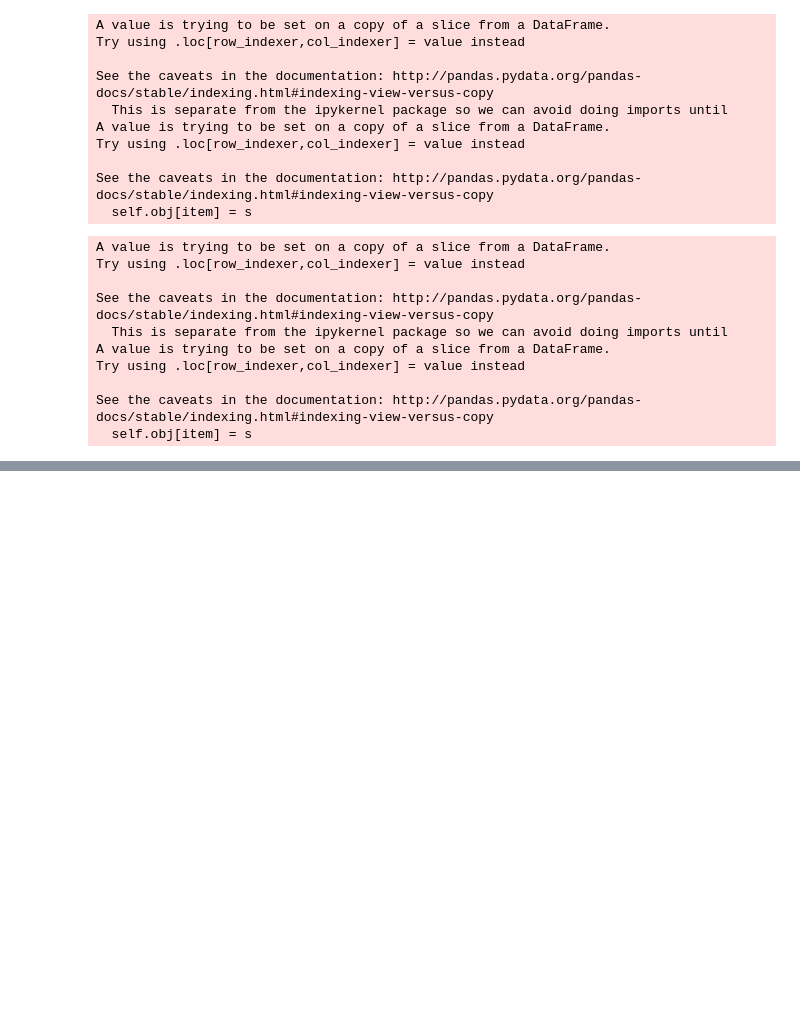
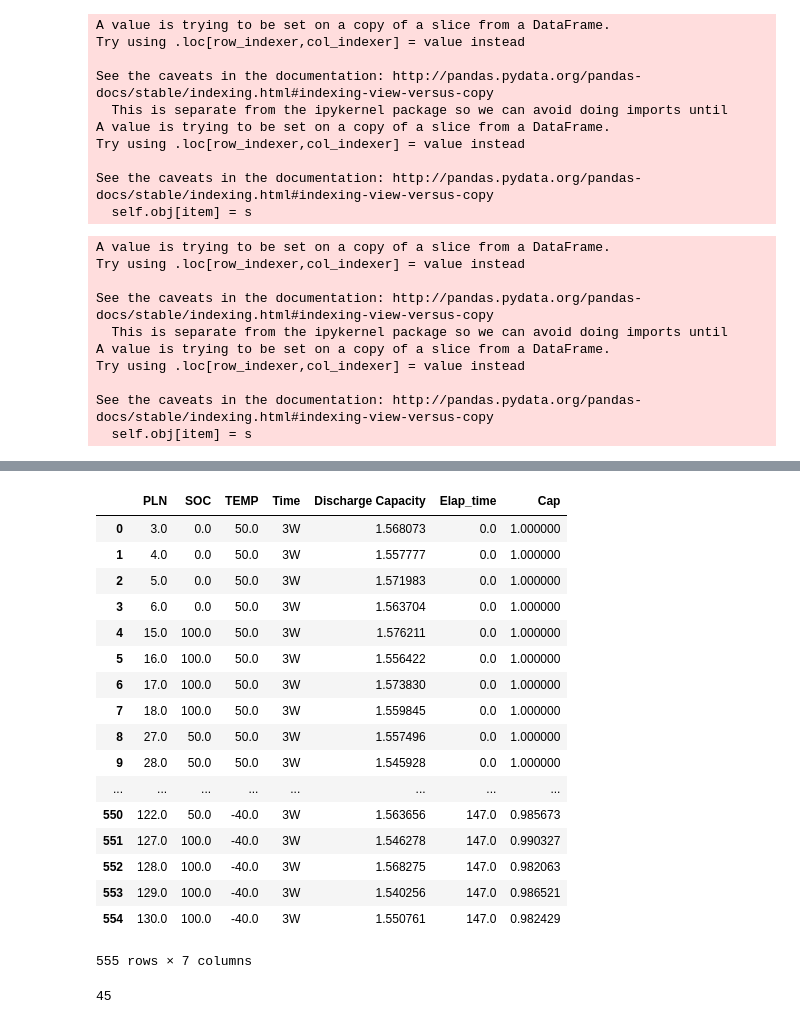
Before and after one commit to UWSEDS-aut17/SunDial, a Jupyter notebook: SunDial/bat_model/parse_storagedata.ipynb, the cells around one changed output, grey strips where cells are left out. Cells and saved outputs as stored; diff of their text form; code cells hidden in the pictures; blank space fills up the shorter version.

```diff
--- a/SunDial/bat_model/parse_storagedata.ipynb
+++ b/SunDial/bat_model/parse_storagedata.ipynb
@@ -177,0 +185,55 @@ stor_df
+# %%
+df = stor_df
+df['Elap_time'] = 0
+df['Cap'] = 1
+
+
+
+for jj in range(len(fiftyC_names)):
+    idx = len(df)
+    for ii in range(12):
+        df.loc[idx+ii,:] = df.loc[ii,:]
+        df.loc[idx+ii,'Elap_time'] = 21*(jj+1)
+        df.loc[idx+ii,'Cap'] = df50.loc[ii,fiftyC_names[jj]]/df.loc[ii,'Discharge Capacity']
+
+for jj in range(len(tfC_names)):
+    idx = len(df)
+    for ii in range(12):
+        df.loc[idx+ii,:] = df.loc[ii+12,:]
+        df.loc[idx+ii,'Elap_time'] = 21*(jj+1)
+        df.loc[idx+ii,'Cap'] = df25.loc[ii+12,tfC_names[jj]]/df.loc[ii+12,'Discharge Capacity']
+
+for jj in range(len(nfC_names)):
+    idx = len(df)
+    for ii in range(12):
+        df.loc[idx+ii,:] = df.loc[ii+24,:]
+        df.loc[idx+ii,'Elap_time'] = 21*(jj+1)
+        df.loc[idx+ii,'Cap'] = dfn5.loc[ii+24,nfC_names[jj]]/df.loc[ii+24,'Discharge Capacity']
+
+for jj in range(len(nfor_names)):
+    idx = len(df)
+    for ii in range(8):
+        df.loc[idx+ii,:] = df.loc[ii+36,:]
+        df.loc[idx+ii,'Elap_time'] = 21*(jj+1)
+        df.loc[idx+ii,'Cap'] = dfn40.loc[ii+36,nfor_names[jj]]/df.loc[ii+36,'Discharge Capacity']
+
+df
+# %% [output]
+|  | PLN | SOC | TEMP | Time | Discharge Capacity | Elap_time | Cap |
+| 0 | 3.0 | 0.0 | 50.0 | 3W | 1.568073 | 0.0 | 1.000000 |
+| 1 | 4.0 | 0.0 | 50.0 | 3W | 1.557777 | 0.0 | 1.000000 |
+| 2 | 5.0 | 0.0 | 50.0 | 3W | 1.571983 | 0.0 | 1.000000 |
+| 3 | 6.0 | 0.0 | 50.0 | 3W | 1.563704 | 0.0 | 1.000000 |
+| 4 | 15.0 | 100.0 | 50.0 | 3W | 1.576211 | 0.0 | 1.000000 |
+| 5 | 16.0 | 100.0 | 50.0 | 3W | 1.556422 | 0.0 | 1.000000 |
+| 6 | 17.0 | 100.0 | 50.0 | 3W | 1.573830 | 0.0 | 1.000000 |
+| 7 | 18.0 | 100.0 | 50.0 | 3W | 1.559845 | 0.0 | 1.000000 |
+| 8 | 27.0 | 50.0 | 50.0 | 3W | 1.557496 | 0.0 | 1.000000 |
+| 9 | 28.0 | 50.0 | 50.0 | 3W | 1.545928 | 0.0 | 1.000000 |
+| ... | ... | ... | ... | ... | ... | ... | ... |
+| 550 | 122.0 | 50.0 | -40.0 | 3W | 1.563656 | 147.0 | 0.985673 |
+| 551 | 127.0 | 100.0 | -40.0 | 3W | 1.546278 | 147.0 | 0.990327 |
+| 552 | 128.0 | 100.0 | -40.0 | 3W | 1.568275 | 147.0 | 0.982063 |
+| 553 | 129.0 | 100.0 | -40.0 | 3W | 1.540256 | 147.0 | 0.986521 |
+| 554 | 130.0 | 100.0 | -40.0 | 3W | 1.550761 | 147.0 | 0.982429 |
+555 rows × 7 columns
@@ -177,0 +242,4 @@ stor_df
+# %%
+len(df)
+# %% [output]
+45
```
Also changed, not shown: parts of 5 cells of this notebook.
